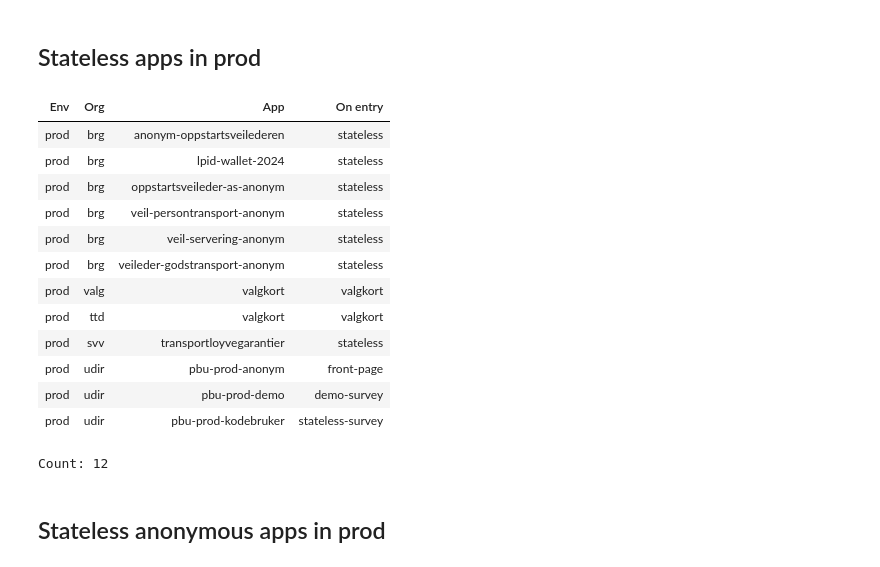
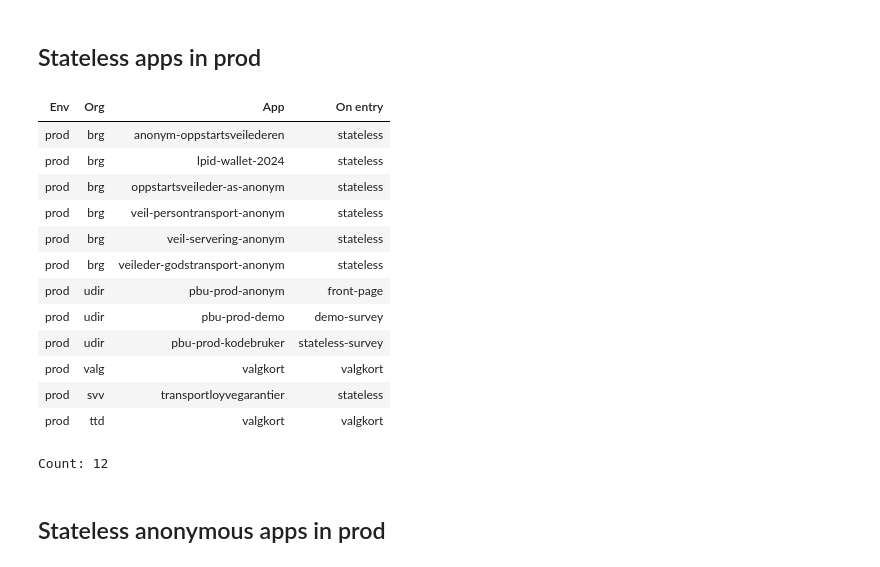
Before and after one commit to bjosttveit/altinn-app-insight, a Jupyter notebook: notebooks/application_metadata.ipynb, the cells around one changed output. Drawn from its saved outputs; the diff is of its cells as text; code cells hidden in the pictures.

```diff
--- a/notebooks/application_metadata.ipynb
+++ b/notebooks/application_metadata.ipynb
@@ -11,30 +11,30 @@ sys.path.append("..")
 from pathlib import Path
 from analyze import Apps
 
-cache_dir = Path("../data")
+apps_dir = Path("../data")
 # %% [markdown]
 # Queries
 # %% [markdown]
 ## Stateless apps in prod
 # %%
-with Apps.init(cache_dir) as apps:
+with Apps.init(apps_dir) as apps:
     apps.where(lambda app: app.env == "prod" and app.application_metadata[".onEntry.show"] not in [None, 'select-instance', 'new-instance']) \
     .select({"On entry": lambda app: (app.application_metadata[".onEntry.show"])}) \
     .table()
 # %% [output]
 | Env | Org | App | On entry |
 | prod | brg | anonym-oppstartsveilederen | stateless |
 | prod | brg | lpid-wallet-2024 | stateless |
 | prod | brg | oppstartsveileder-as-anonym | stateless |
 | prod | brg | veil-persontransport-anonym | stateless |
 | prod | brg | veil-servering-anonym | stateless |
 | prod | brg | veileder-godstransport-anonym | stateless |
-| prod | valg | valgkort | valgkort |
-| prod | ttd | valgkort | valgkort |
-| prod | svv | transportloyvegarantier | stateless |
 | prod | udir | pbu-prod-anonym | front-page |
 | prod | udir | pbu-prod-demo | demo-survey |
 | prod | udir | pbu-prod-kodebruker | stateless-survey |
+| prod | valg | valgkort | valgkort |
+| prod | svv | transportloyvegarantier | stateless |
+| prod | ttd | valgkort | valgkort |
 Count: 12
 # %% [markdown]
 ## Stateless anonymous apps in prod
```
Also changed, not shown: parts of 1 cell of this notebook, 7 other files.
